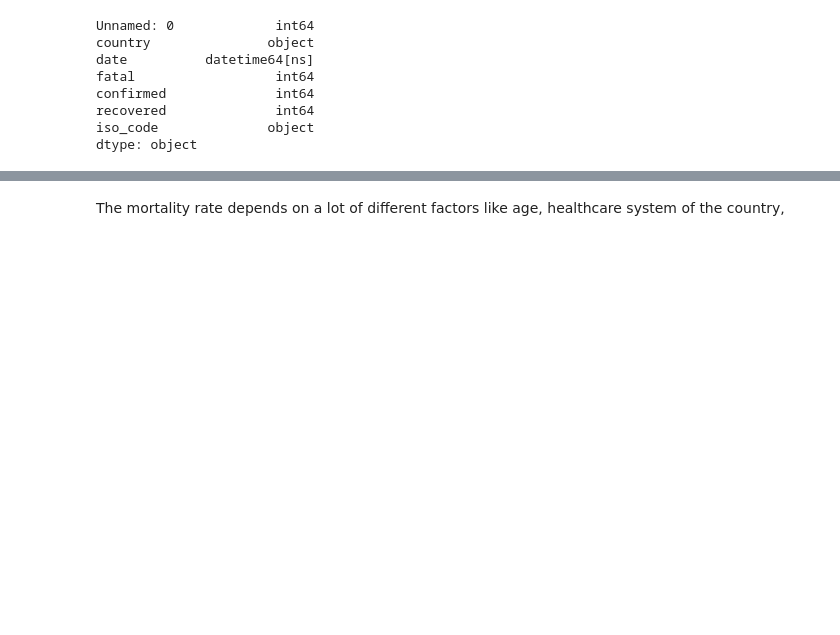
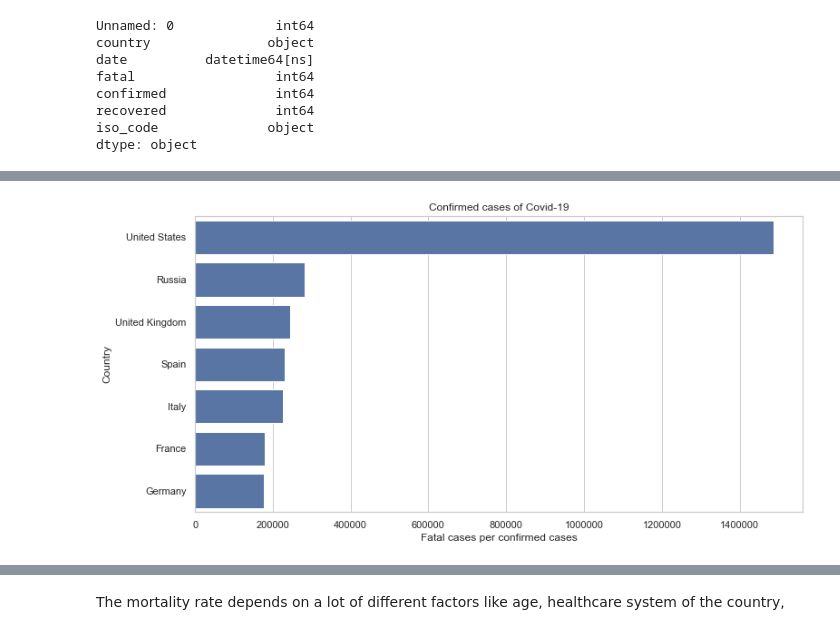
Before and after one commit to AtulSingh-Emyre/AnalysisCovid19, a Jupyter notebook: exploration_Covid19.ipynb, the cells around one changed output, grey strips where cells are left out. Drawn from its saved outputs; the diff is of its cells as text; code cells hidden in the pictures; blank space fills up the shorter version.

Commit message:
feat: Add univariate explorational visualisations

```diff
--- a/exploration_Covid19.ipynb
+++ b/exploration_Covid19.ipynb
@@ -118,0 +128,11 @@ See the caveats in the documentation: https://pandas.pydata.org/pandas-docs/stab
+# %%
+# Feature Engineering
+
+# Create column fatal per confirmed
+df_covidCases_today['fatalPerConfirmed'] = df_covidCases_today.fatal / df_covidCases_today.confirmed
+
+# Create column deaths per 10,000 population
+df_covidCases_today['fatalPerPopulation'] = df_covidCases_today.fatal * () / df_covidCases_today.population
+# %%
+# Set color palette to just one
+base_color = sb.color_palette()[0]
@@ -118,0 +154,23 @@ See the caveats in the documentation: https://pandas.pydata.org/pandas-docs/stab
+# %%
+# Define figure size
+plt.figure(figsize=[12,6])
+
+# Plot barplot with 10 countries of most cases
+sb.barplot(data=df_covidCases_today.sort_values('confirmed', ascending=False).head(10),
+           x='confirmed', y='country', color = base_color )
+
+# Set grid for better comparibility
+sb.set(style="whitegrid")
+
+# Write lables and header
+plt.xlabel('Fatal cases per confirmed cases')
+plt.ylabel('Country');
+plt.title('Confirmed cases of Covid-19')  # <-- how can I put variable 'today' hier?
+
+#axes = plt.gca()
+#axes.set_xlim([0,160])
+#axes.set_ylim([0,160])
+
+plt.show()
+# %% [output]
+[figure, added]
```
Also changed, not shown: parts of 24 cells of this notebook.
